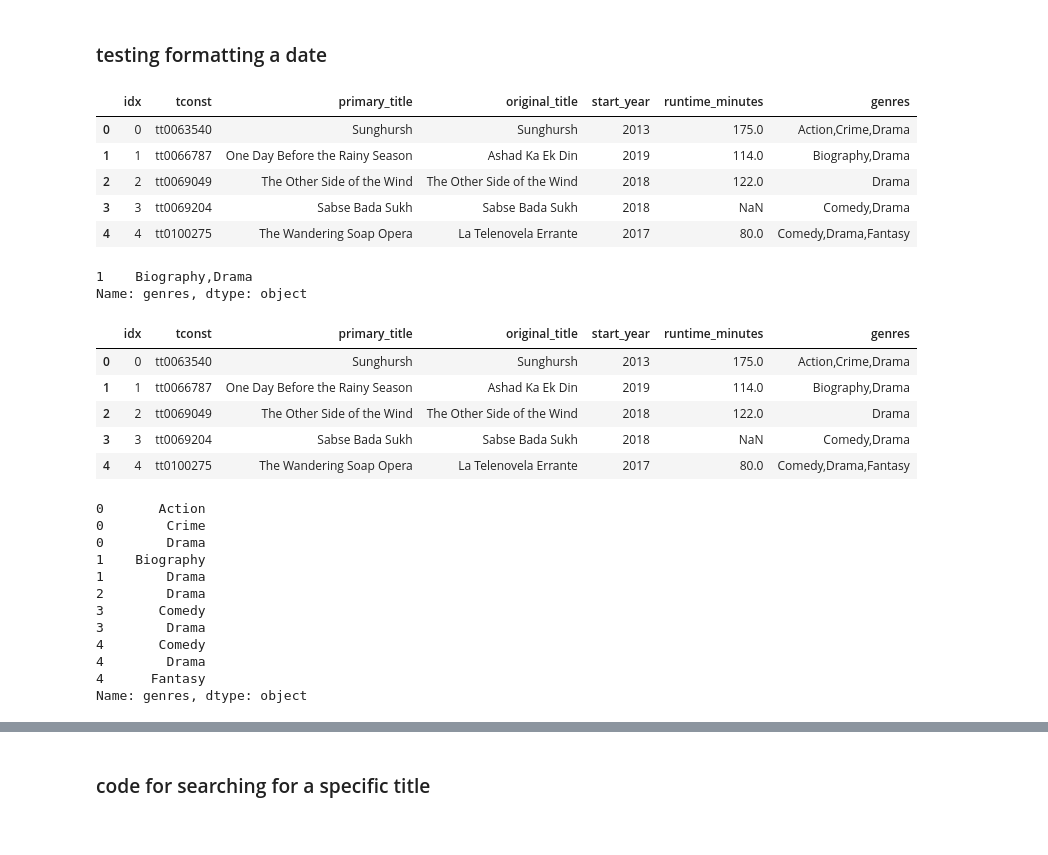
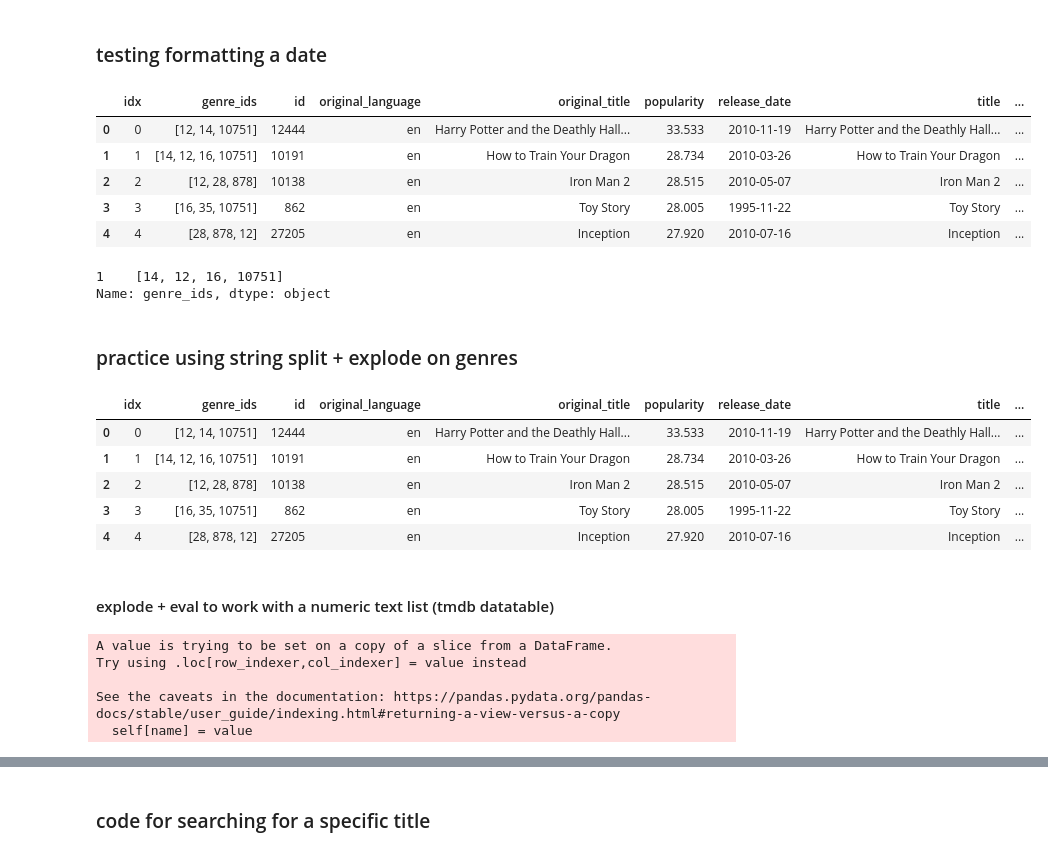
Before and after one commit to john-c-simmons/microsoft_film_reccomendation, a Jupyter notebook: Movie_analysis_screening.ipynb, the cells around one changed output, grey strips where cells are left out. Saved outputs shown, nothing was run; the diff lists cells and outputs as text; code cells hidden in the pictures.

```diff
--- a/Movie_analysis_screening.ipynb
+++ b/Movie_analysis_screening.ipynb
@@ -82,8 +82,8 @@ memory usage: 7.8+ MB
 # imdb_title.info()
 #73,856 entries in 4 cols
 # %%
-# tmdb = pd.read_sql('''SELECT *
-#                  FROM tmdb_movies
-#                  ;''', conn)
-# tmdb.info()
+tmdb = pd.read_sql('''SELECT *
+                 FROM tmdb_movies
+                 ;''', conn)
+tmdb.info()
 #tmdb_movies has 26,517 rows in 10 columns
@@ -93,29 +111,31 @@ memory usage: 7.8+ MB
 #converts string date to formatted dates
 tmdb.release_date = pd.to_datetime(tmdb.release_date)
 # %%
-imdb.head()
+tmdb.head()
 #note that genre_ids are formatted as strings
 # %% [output]
-|  | idx | tconst | primary_title | original_title | start_year | runtime_minutes | genres |
-| 0 | 0 | tt0063540 | Sunghursh | Sunghursh | 2013 | 175.0 | Action,Crime,Drama |
-| 1 | 1 | tt0066787 | One Day Before the Rainy Season | Ashad Ka Ek Din | 2019 | 114.0 | Biography,Drama |
-| 2 | 2 | tt0069049 | The Other Side of the Wind | The Other Side of the Wind | 2018 | 122.0 | Drama |
-| 3 | 3 | tt0069204 | Sabse Bada Sukh | Sabse Bada Sukh | 2018 | NaN | Comedy,Drama |
-| 4 | 4 | tt0100275 | The Wandering Soap Opera | La Telenovela Errante | 2017 | 80.0 | Comedy,Drama,Fantasy |
+|  | idx | genre_ids | id | original_language | original_title | popularity | release_date | title | ... |
+| 0 | 0 | [12, 14, 10751] | 12444 | en | Harry Potter and the Deathly Hall... | 33.533 | 2010-11-19 | Harry Potter and the Deathly Hall... | ... |
+| 1 | 1 | [14, 12, 16, 10751] | 10191 | en | How to Train Your Dragon | 28.734 | 2010-03-26 | How to Train Your Dragon | ... |
+| 2 | 2 | [12, 28, 878] | 10138 | en | Iron Man 2 | 28.515 | 2010-05-07 | Iron Man 2 | ... |
+| 3 | 3 | [16, 35, 10751] | 862 | en | Toy Story | 28.005 | 1995-11-22 | Toy Story | ... |
+| 4 | 4 | [28, 878, 12] | 27205 | en | Inception | 27.920 | 2010-07-16 | Inception | ... |
 # %%
 #isolate just one obs
-imdb[1:2]['genres']
+tmdb[1:2]['genre_ids']
 # %% [output]
-1    Biography,Drama
-Name: genres, dtype: object
+1    [14, 12, 16, 10751]
+Name: genre_ids, dtype: object
+# %% [markdown]
+### practice using string split + explode on genres
 # %%
 #make a subset of the database to play with
-imdb_test = imdb.head(5)
-imdb_test
+tmdb_test = tmdb.head(5)
+tmdb_test.head()
 # %% [output]
-|  | idx | tconst | primary_title | original_title | start_year | runtime_minutes | genres |
-| 0 | 0 | tt0063540 | Sunghursh | Sunghursh | 2013 | 175.0 | Action,Crime,Drama |
-| 1 | 1 | tt0066787 | One Day Before the Rainy Season | Ashad Ka Ek Din | 2019 | 114.0 | Biography,Drama |
-| 2 | 2 | tt0069049 | The Other Side of the Wind | The Other Side of the Wind | 2018 | 122.0 | Drama |
-| 3 | 3 | tt0069204 | Sabse Bada Sukh | Sabse Bada Sukh | 2018 | NaN | Comedy,Drama |
-| 4 | 4 | tt0100275 | The Wandering Soap Opera | La Telenovela Errante | 2017 | 80.0 | Comedy,Drama,Fantasy |
+|  | idx | genre_ids | id | original_language | original_title | popularity | release_date | title | ... |
+| 0 | 0 | [12, 14, 10751] | 12444 | en | Harry Potter and the Deathly Hall... | 33.533 | 2010-11-19 | Harry Potter and the Deathly Hall... | ... |
+| 1 | 1 | [14, 12, 16, 10751] | 10191 | en | How to Train Your Dragon | 28.734 | 2010-03-26 | How to Train Your Dragon | ... |
+| 2 | 2 | [12, 28, 878] | 10138 | en | Iron Man 2 | 28.515 | 2010-05-07 | Iron Man 2 | ... |
+| 3 | 3 | [16, 35, 10751] | 862 | en | Toy Story | 28.005 | 1995-11-22 | Toy Story | ... |
+| 4 | 4 | [28, 878, 12] | 27205 | en | Inception | 27.920 | 2010-07-16 | Inception | ... |
@@ -126,16 +142,11 @@ imdb_split = imdb_test['genres'].str.split(',').explode()
-# %%
-#how did it work?
-imdb_split
-# %% [output]
-0       Action
-0        Crime
-0        Drama
-1    Biography
-1        Drama
-2        Drama
-3       Comedy
-3        Drama
-4       Comedy
-4        Drama
-4      Fantasy
-Name: genres, dtype: object
+# %% [markdown]
+#### explode + eval to work with a numeric text list (tmdb datatable)
+# %%
+#using eval to turn an expression into numerics
+tmdb_test.genre_ids = tmdb_test.genre_ids.apply(eval)
+# %% [output]
+A value is trying to be set on a copy of a slice from a DataFrame.
+Try using .loc[row_indexer,col_indexer] = value instead
+
+See the caveats in the documentation: https://pandas.pydata.org/pandas-docs/stable/user_guide/indexing.html#returning-a-view-versus-a-copy
+  self[name] = value
```
Also changed, not shown: parts of 21 cells of this notebook.
